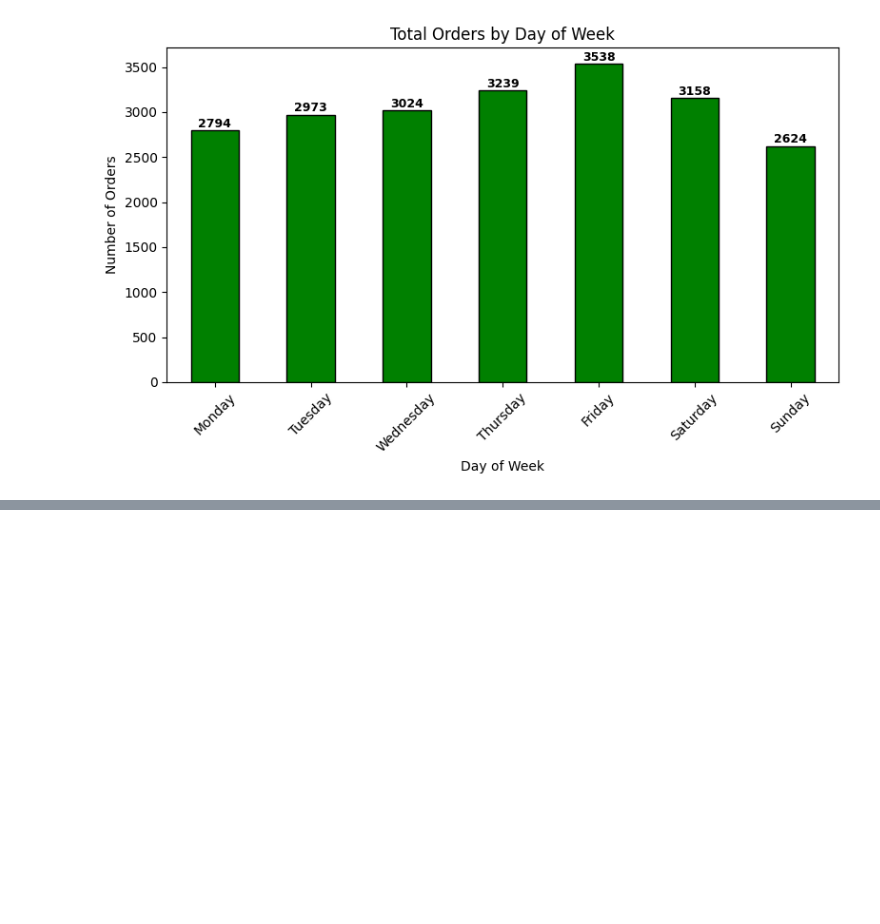
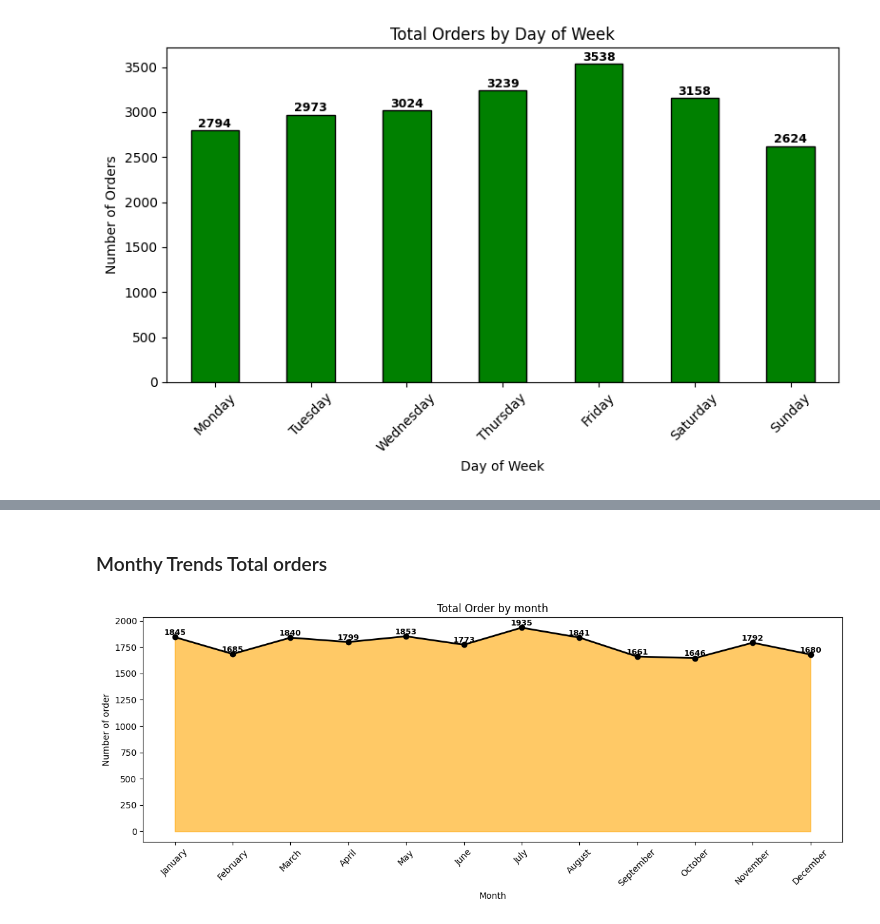
Before and after one commit to Sulakshi2002/Pizza-sales-analysis, a Jupyter notebook: Pizza sales analysis.ipynb, the cells around one changed output, grey strips where cells are left out. Saved outputs shown, nothing was run; the diff lists cells and outputs as text; code cells hidden in the pictures; blank space fills up the shorter version.

```diff
--- a/Pizza sales analysis.ipynb
+++ b/Pizza sales analysis.ipynb
@@ -206,0 +267,30 @@ plt.show()
+# %% [markdown]
+### Monthy Trends Total orders
+# %%
+df['order_date'] = pd.to_datetime(df['order_date'], format='mixed', errors='coerce')
+
+df['month_name'] = df['order_date'].dt.month_name()
+
+month_order = ["January", "February", "March", "April", "May", "June",
+               "July", "August", "September", "October", "November", "December"]
+df['month_name'] = pd.Categorical(df['month_name'], categories=month_order, ordered=True)
+
+orders_by_month = df.groupby('month_name', observed=False)['order_id'].nunique()
+
+#cfreate a line chart
+plt.figure(figsize=(12,5))
+plt.fill_between(orders_by_month.index, orders_by_month.values, color="orange", alpha=0.6)
+plt.plot(orders_by_month.index, orders_by_month.values, color="black", linewidth=2, marker = 'o')
+
+plt.title("Total Order by month")
+plt.xlabel("Month")
+plt.ylabel("Number of order")
+plt.xticks(rotation=45)
+
+for i, val in enumerate(orders_by_month):
+    plt.text(i, val + 2, str(val), ha='center', va='bottom', fontsize=9, fontweight='bold')
+
+plt.tight_layout()
+plt.show()
+# %% [output]
+[figure, added]
```
Also changed, not shown: parts of 11 cells of this notebook.
